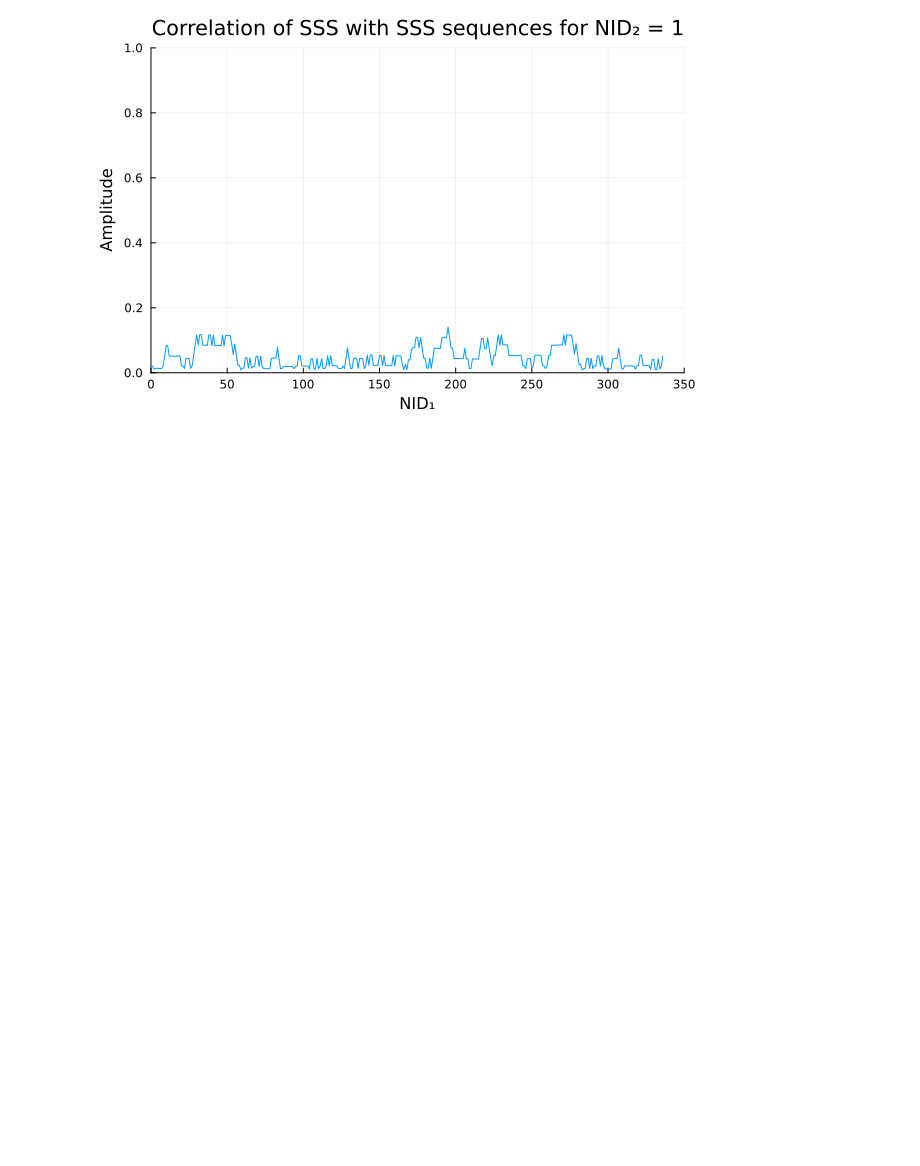
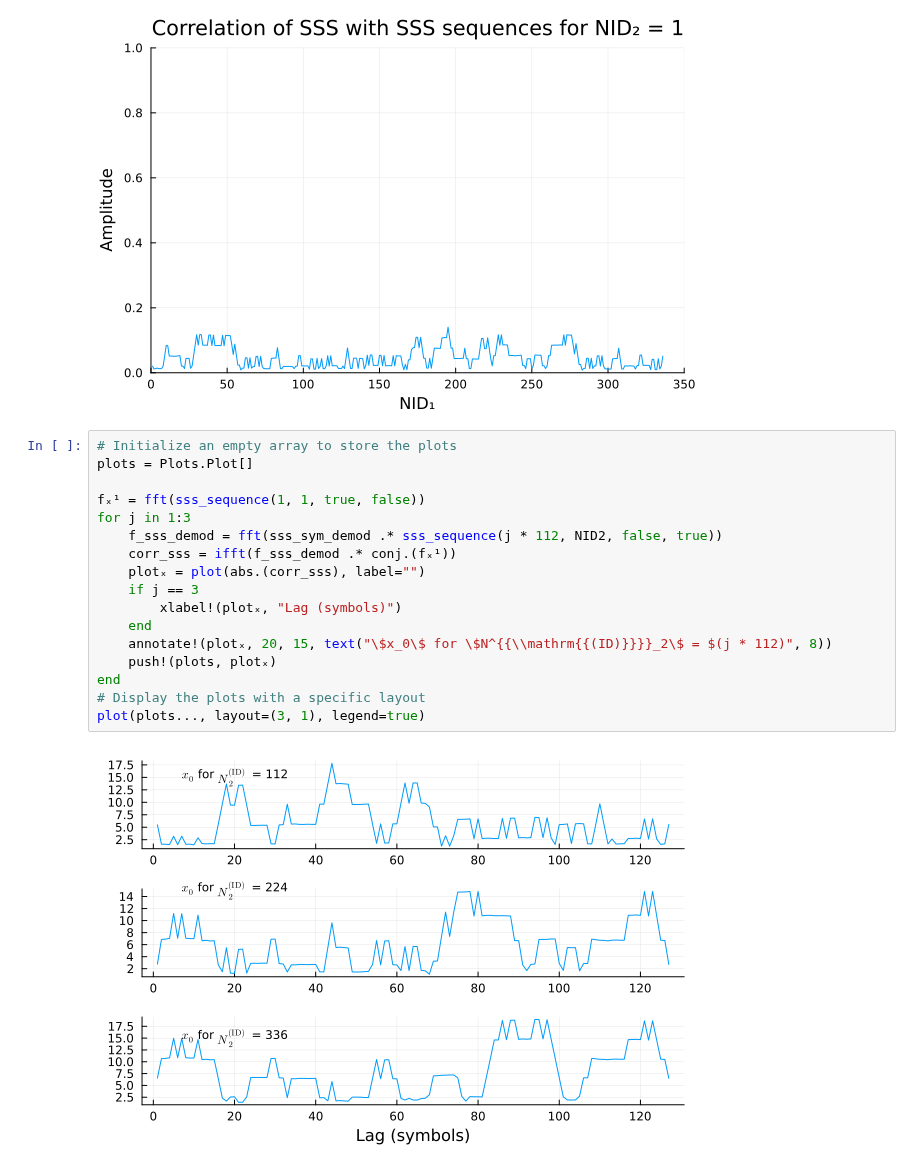
Before and after one commit to setrar/DigiCom, a Jupyter notebook: Labs/TP2/julia/daniestevez/5G NR downlink.jl.ipynb, the cells around one changed output. Cells and saved outputs as stored; diff of their text form; blank space fills up the shorter version.

```diff
--- a/Labs/TP2/julia/daniestevez/5G NR downlink.jl.ipynb
+++ b/Labs/TP2/julia/daniestevez/5G NR downlink.jl.ipynb
@@ -347,3 +350,22 @@ plot(abs.(sss_corrs),
     legend = false)
 # %% [output]
 [figure]
+# %%
+# Initialize an empty array to store the plots
+plots = Plots.Plot[]
+
+fₓ¹ = fft(sss_sequence(1, 1, true, false))
+for j in 1:3
+    f_sss_demod = fft(sss_sym_demod .* sss_sequence(j * 112, NID2, false, true))
+    corr_sss = ifft(f_sss_demod .* conj.(fₓ¹))
+    plotₓ = plot(abs.(corr_sss), label="")
+    if j == 3
+        xlabel!(plotₓ, "Lag (symbols)")
+    end
+    annotate!(plotₓ, 20, 15, text("\$x_0\$ for \$N^{{\\mathrm{{(ID)}}}}_2\$ = $(j * 112)", 8))
+    push!(plots, plotₓ)
+end
+# Display the plots with a specific layout
+plot(plots..., layout=(3, 1), legend=true)
+# %% [output]
+[figure, added]
```
Also changed, not shown: parts of 20 cells of this notebook, 3 other files.
